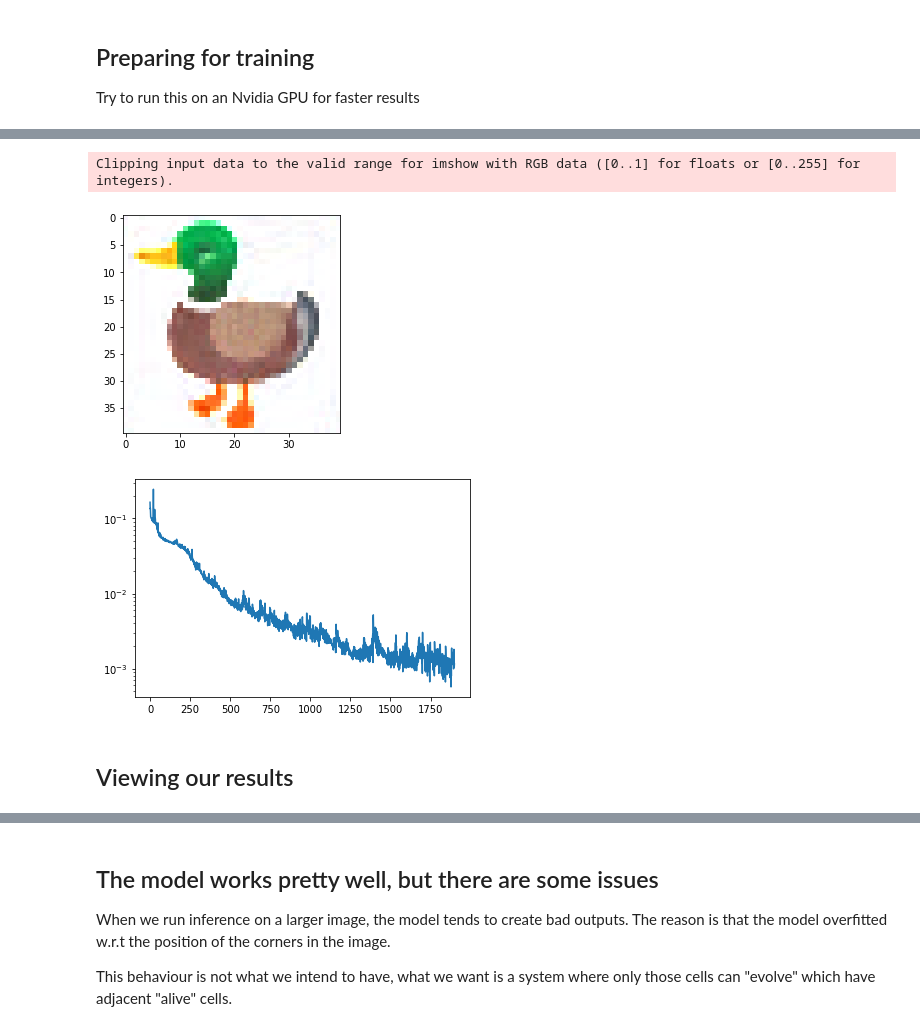
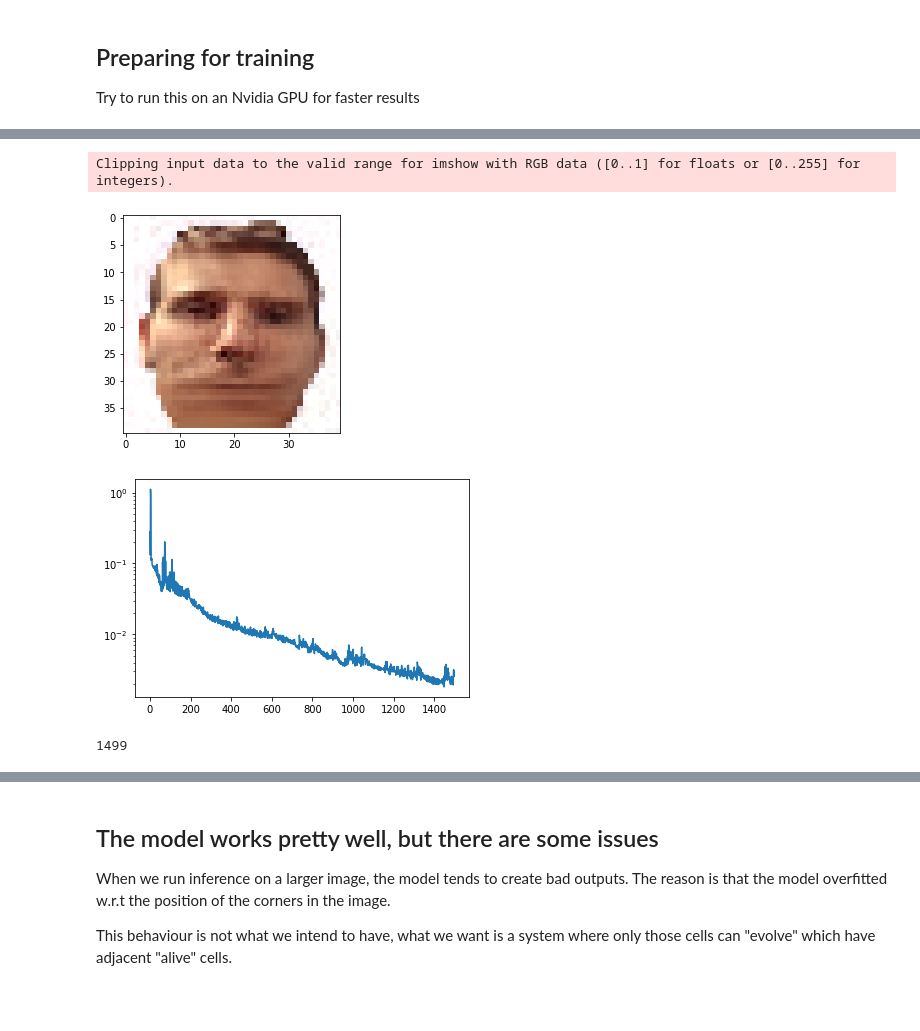
Before and after one commit to Mayukhdeb/differentiable-morphogenesis, a Jupyter notebook: basic-neural-ca.ipynb, the cells around one changed output, grey strips where cells are left out. Cells and saved outputs as stored; diff of their text form; code cells hidden in the pictures; blank space fills up the shorter version.

```diff
--- a/basic-neural-ca.ipynb
+++ b/basic-neural-ca.ipynb
@@ -45,9 +43,10 @@ The image is intentionally small for fast and stable results.
 #@title {vertical-output: true}
 width = 40
 height = 40
-filename = 'images/duck.png'
+filename = 'lizard.png'
 device = 'cuda'
 im = (cv2.cvtColor(cv2.resize(cv2.imread(filename, cv2.IMREAD_UNCHANGED), (width,height)), cv2.COLOR_BGRA2RGBA)/255.0).astype(np.float32)
 plt.imshow(im)
 plt.show()
+print(im.shape)
 # %% [output]
@@ -124,16 +122,11 @@ class ca_model(nn.Module):
         super(ca_model, self).__init__()
 
         self.model = nn.Sequential(
-
-            # layer 1
             nn.Conv2d(16, 128, kernel_size = 3,padding =1,  bias = True),
-
-            # relu activation: y = x if x >=0 else 0
             nn.ReLU(),
-
-            # layer 2
             nn.Conv2d(128, 16, kernel_size =  1, bias = True),
         )
+
 
         '''
         initial condition for "do nothing" behaviour:
@@ -149,13 +142,4 @@ class ca_model(nn.Module):
 
         out = x + self.model(x)  ## reminds me of residual nets
         return out
-
-
-    def normalize_grads(self):
-
-        for p in self.parameters():
-            '''
-            gradient normalization for constant step size and to avoid spikes
-            '''
-            p.grad.data = p.grad.data/(p.grad.data.norm()+1e-9)
 # %%
@@ -248,44 +225,44 @@ samples = []
 # %%
-epochs  = 1900
-for i in range(epochs):
+epochs  = 1500
+for i in tqdm(range(epochs)):
 
 
     loss, out = train_step(
         model = model,
         target = target,
         loss_func = F.mse_loss,
         iters = 50,
         seed = seed_tensor
         )
-
-    ## calculate gradients
     loss.backward()
 
-    ## normalize them
-    model.normalize_grads()
+    for p in model.parameters():
+        '''
+        gradient normalization for constant step size and to avoid spikes
+        '''
+        p.grad.data = p.grad.data/(p.grad.data.norm()+1e-9)
 
-    ## update weights and biases
+
     optimizer.step()
-
-    ## prevent accumulation of gradients
     optimizer.zero_grad()
 
     losses.append(loss.item())
 
 
     if i % 100 ==0 or i  == epochs-1:
-        clear_output(True)
+        # samples.append(x[0].permute(-1, -2,0).cpu().detach().numpy()[:,:,:4])
+        clear_output()
         samples.append(to_rgb(out[0].permute(-2, -1,0).cpu().detach().numpy()))
         plt.imshow(to_rgb(out[0].permute(-2, -1,0).cpu().detach().numpy()))
         plt.show()
 
         plt.plot(losses)
         # plt.plot(grads)
         plt.yscale('log')
         plt.show()
+        print(i)
 # %% [output]
 Clipping input data to the valid range for imshow with RGB data ([0..1] for floats or [0..255] for integers).
-[figure, old version]
+[figure, new version]
-[figure, old version]
+[figure, new version]
+1499
-# %% [markdown]
-## Viewing our results
```
Also changed, not shown: parts of 29 cells of this notebook.
